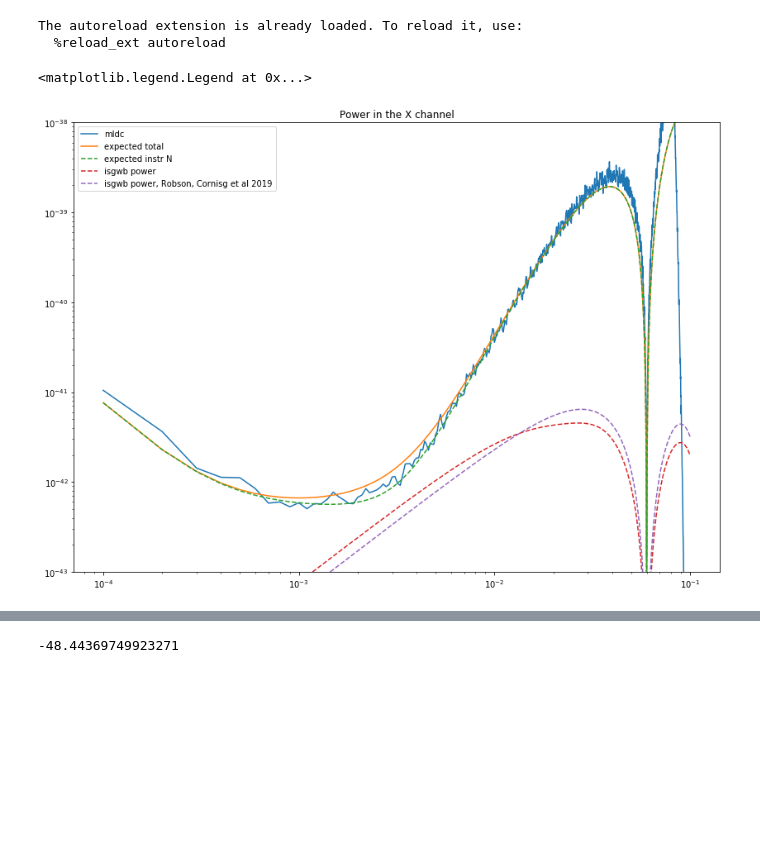
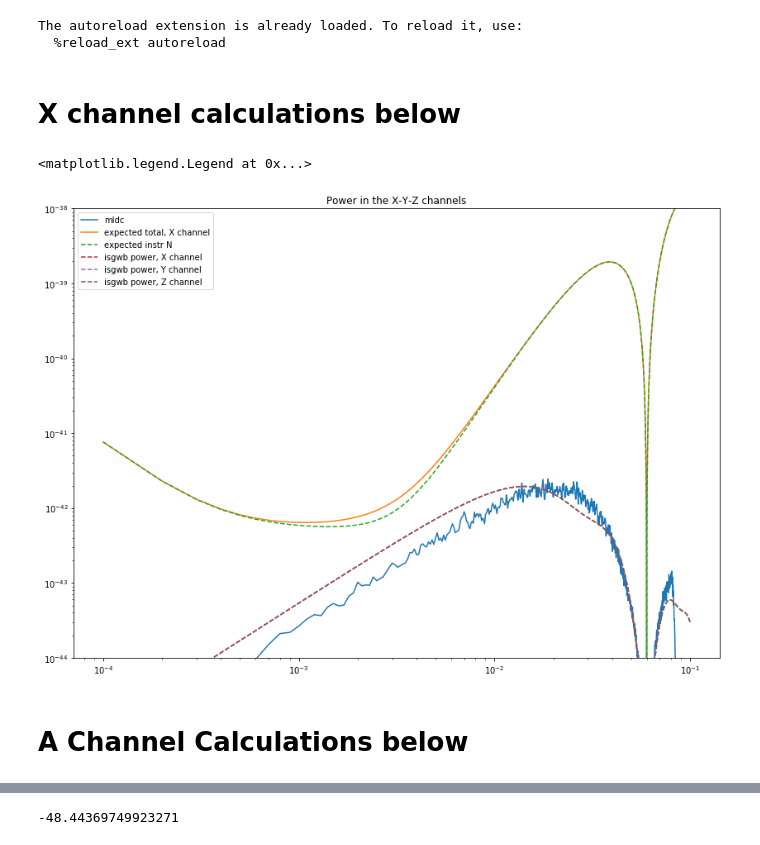
Before and after one commit to sharanbngr/blip, a Jupyter notebook: Notebooks/mldc_spectra.ipynb, the cells around one changed output, grey strips where cells are left out. Saved outputs shown, nothing was run; the diff lists cells and outputs as text; code cells hidden in the pictures; blank space fills up the shorter version.

```diff
--- a/Notebooks/mldc_spectra.ipynb
+++ b/Notebooks/mldc_spectra.ipynb
@@ -16,13 +16,15 @@ The autoreload extension is already loaded. To reload it, use:
   %reload_ext autoreload
 # %%
 end_idx=int(66800)
-hoft = np.loadtxt('../SGWB_withnoise_full.txt')
-#hoft = np.loadtxt('../noisless_mldc.txt')
+#hoft = np.loadtxt('../SGWB_withnoise_full.txt')
+hoft = np.loadtxt('../noisless_mldc.txt')
 times, hX, hY, hZ = hoft[0:end_idx, 0], hoft[0:end_idx, 1], hoft[0:end_idx, 2], hoft[0:end_idx, 3]
+# %% [markdown]
+# X channel calculations below
 # %%
 ## PSD of the data
 fs = 1.0/(times[1] - times[0])
-fx, Sx = welch(hX,fs=fs, nperseg=int(1e4*fs) )
+fx, Sx = welch(hZ,fs=fs, nperseg=int(1e4*fs) )
 fx, Sx = fx[1:], Sx[1:]
 # %%
 ## antenna pattern
@@ -37,8 +37,6 @@ Fx, Fy, Fz = tdi_isgwb_xyz_response(0.5*fx/fstar)
 ## theoretical PSD :: All of these are being converted to doppler data
 Na = (3.0e-15)**2 * (1 + (4e-4/fx)**2) *  (1  + (fx/8e-3)**4) *(1.0/(2*np.pi*fx))**4 * (2*np.pi*fx/cspeed)**2
 Np = (15e-12)**2 * (1 + (2e-3/fx)**4) *(2*np.pi*fx/cspeed)**2
-
-#Sx_instr = 2*16 * (np.sin(fx/fstar))**2 * (Np + 2 * Na * (np.sin(2*fx/fstar))**2 )
 
 Sx_instr = 16.0 * np.sin(fx/fstar)**2 * (2.0 * (1.0 + np.cos(fx/fstar)**2) * Na + Np)
 
@@ -49,17 +47,22 @@ Fx_prime = (2*np.sin(fx/fstar))**2 * 0.3 ## * 1/ (1 + 0.6* (fx/fstar)**2)
 
 
 Sx_gw = omega_f * (3*H0**2)/(4 * np.pi**2 * fx**3) * Fx * (4*np.pi*fx*Larm/cspeed)**2
-Sx_gw_prime = omega_f * (3*H0**2)/(4 * np.pi**2 * fx**3) * Fx_prime * (4*np.pi*fx*Larm/cspeed)**2
+Sy_gw = omega_f * (3*H0**2)/(4 * np.pi**2 * fx**3) * Fy * (4*np.pi*fx*Larm/cspeed)**2
+Sz_gw = omega_f * (3*H0**2)/(4 * np.pi**2 * fx**3) * Fz * (4*np.pi*fx*Larm/cspeed)**2
 # %%
 plt.loglog(fx, Sx, label='mldc')
-plt.loglog(fx, Sx_instr + Sx_gw, label='expected total')
+plt.loglog(fx, Sx_instr + Sx_gw, label='expected total, X channel')
 plt.loglog(fx, Sx_instr,'--' ,  label='expected instr N')
-plt.loglog(fx, Sx_gw,'--' , label='isgwb power')
-plt.loglog(fx, Sx_gw_prime,'--' , label='isgwb power, Robson, Cornisg et al 2019')
-plt.title('Power in the X channel')
-plt.ylim(1e-43, 1e-38)
+plt.loglog(fx, Sx_gw,'--' , label='isgwb power, X channel')
+plt.loglog(fx, Sy_gw,'--' , label='isgwb power, Y channel')
+plt.loglog(fx, Sz_gw,'--' , label='isgwb power, Z channel')
+
+plt.title('Power in the X-Y-Z channels')
+plt.ylim(1e-44, 1e-38)
 plt.legend()
 # %% [output]
 <matplotlib.legend.Legend at 0x...>
-[figure, old version]
+[figure, new version]
+# %% [markdown]
+# A Channel Calculations below
 # %%
```
Also changed, not shown: parts of 11 cells of this notebook, 3 other files.
